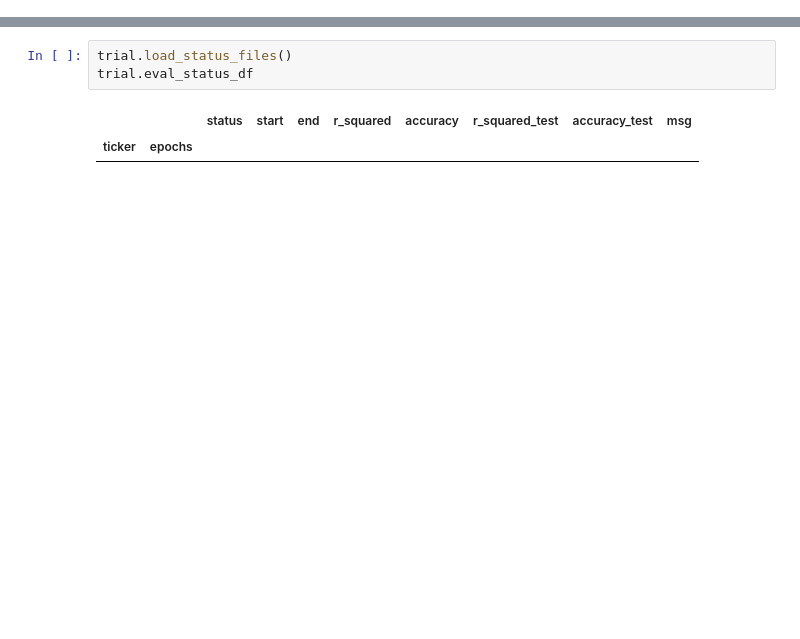
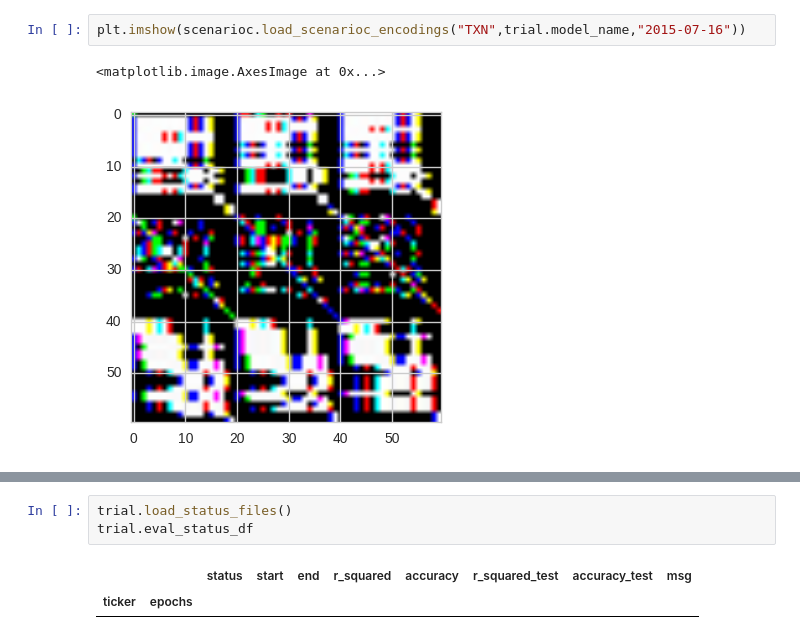
Before and after one commit to pjsousa/FintechCapstone, a Jupyter notebook: Command Line Batch.ipynb, the cells around one changed output, grey strips where cells are left out. Cells and saved outputs as stored; diff of their text form; blank space fills up the shorter version.

```diff
--- a/Command Line Batch.ipynb
+++ b/Command Line Batch.ipynb
@@ -117,0 +121,5 @@ trial.featureengineer_status_df
+# %%
+plt.imshow(scenarioc.load_scenarioc_encodings("TXN",trial.model_name,"2015-07-16"))
+# %% [output]
+<matplotlib.image.AxesImage at 0x...>
+[figure, added]
```
Also changed, not shown: parts of 23 cells of this notebook, 3 other files.
